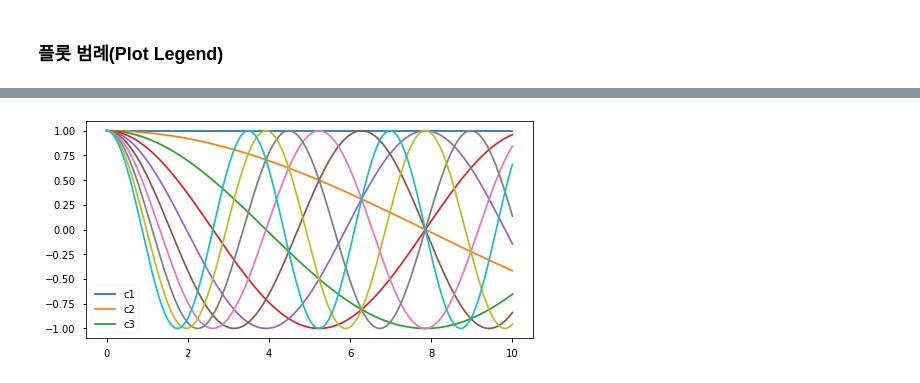
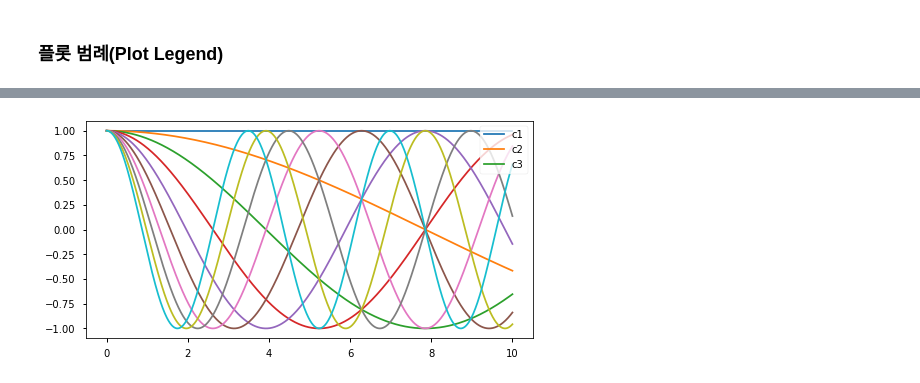
Before and after one commit to kksonge/cakd3_review, a Jupyter notebook: Matplotlib.ipynb, the cells around one changed output, grey strips where cells are left out. Cells and saved outputs as stored; diff of their text form; code cells hidden in the pictures.

```diff
--- a/Matplotlib.ipynb
+++ b/Matplotlib.ipynb
@@ -215,8 +212,8 @@ fig
 # %%
 plt.figure(figsize=(8,4))
 x = np.linspace(0, 10, 1000)
 y = np.cos(x[:, np.newaxis] * np.arange(0, 2, 0.2))   # np.newaxis : ndarray의 차원을 늘려줌
 lines = plt.plot(x, y)
-plt.legend(lines[:3], ['c1','c2','c3']);
+plt.legend( lines[:3], ['c1','c2','c3'],loc='upper right');
 # %% [output]
-[figure, old version]
+[figure, new version]
```
Also changed, not shown: parts of 61 cells of this notebook.
